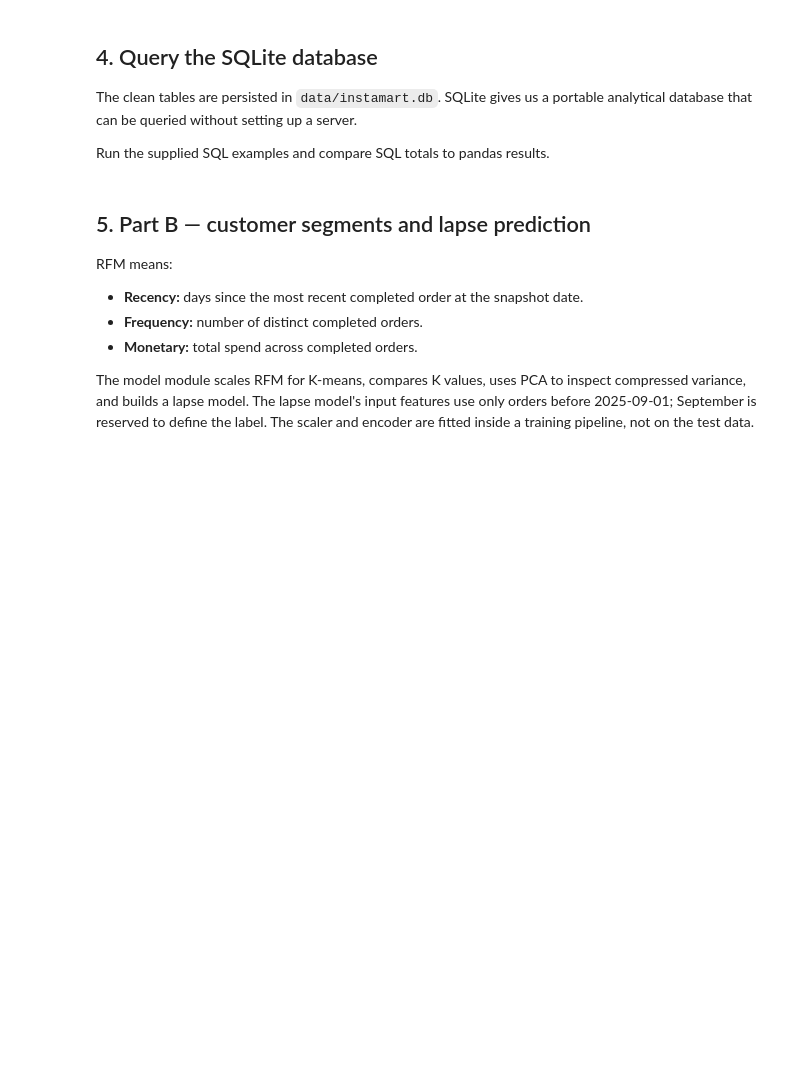
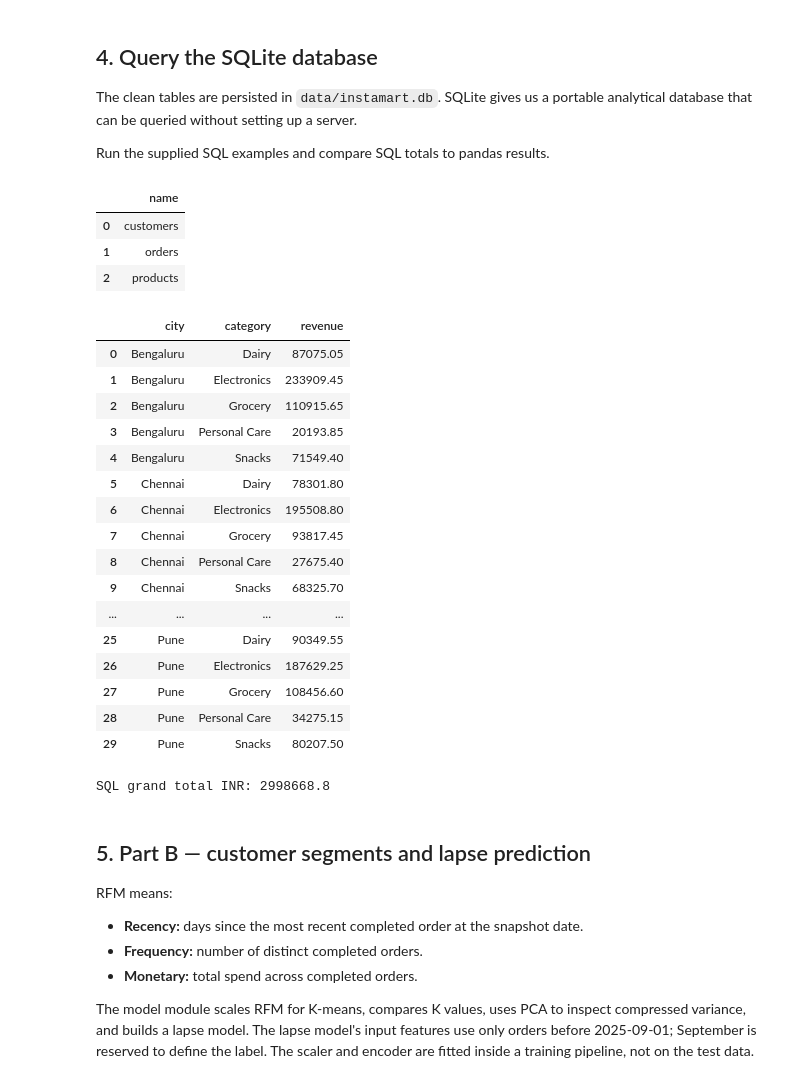
Before and after one commit to subhashiniselvaraj/swiggy-instamart-customer-intelligence-copilot, a Jupyter notebook: instructor_work/notebooks/Customer_Intelligence_Support_Copilot.ipynb, the cells around one changed output. Cells and saved outputs as stored; diff of their text form; code cells hidden in the pictures; blank space fills up the shorter version.

```diff
--- a/instructor_work/notebooks/Customer_Intelligence_Support_Copilot.ipynb
+++ b/instructor_work/notebooks/Customer_Intelligence_Support_Copilot.ipynb
@@ -94,20 +182,43 @@ Run the supplied SQL examples and compare SQL totals to pandas results.
 # %%
 import sqlite3
 db_path = ROOT / "data" / "instamart.db"
 with sqlite3.connect(db_path) as con:
     tables = pd.read_sql_query("SELECT name FROM sqlite_master WHERE type='table' ORDER BY name", con)
     display(tables)
-    q2 = pd.read_sql_query(\"\"\"
+    q2 = pd.read_sql_query("""
         SELECT c.city, p.category, ROUND(SUM(o.order_amount), 2) AS revenue
         FROM orders o
         JOIN customers c USING(customer_id)
         JOIN products p USING(product_id)
         WHERE o.status = 'completed'
         GROUP BY c.city, p.category
         ORDER BY c.city, p.category
-    \"\"\", con)
+    """, con)
 display(q2)
 print("SQL grand total INR:", round(q2.revenue.sum(), 2))
+# %% [output]
+|  | name |
+| 0 | customers |
+| 1 | orders |
+| 2 | products |
+|  | city | category | revenue |
+| 0 | Bengaluru | Dairy | 87075.05 |
+| 1 | Bengaluru | Electronics | 233909.45 |
+| 2 | Bengaluru | Grocery | 110915.65 |
+| 3 | Bengaluru | Personal Care | 20193.85 |
+| 4 | Bengaluru | Snacks | 71549.40 |
+| 5 | Chennai | Dairy | 78301.80 |
+| 6 | Chennai | Electronics | 195508.80 |
+| 7 | Chennai | Grocery | 93817.45 |
+| 8 | Chennai | Personal Care | 27675.40 |
+| 9 | Chennai | Snacks | 68325.70 |
+| ... | ... | ... | ... |
+| 25 | Pune | Dairy | 90349.55 |
+| 26 | Pune | Electronics | 187629.25 |
+| 27 | Pune | Grocery | 108456.60 |
+| 28 | Pune | Personal Care | 34275.15 |
+| 29 | Pune | Snacks | 80207.50 |
+SQL grand total INR: 2998668.8
 # %% [markdown]
 ## 5. Part B — customer segments and lapse prediction
 
```
Also changed, not shown: parts of 10 cells of this notebook.
